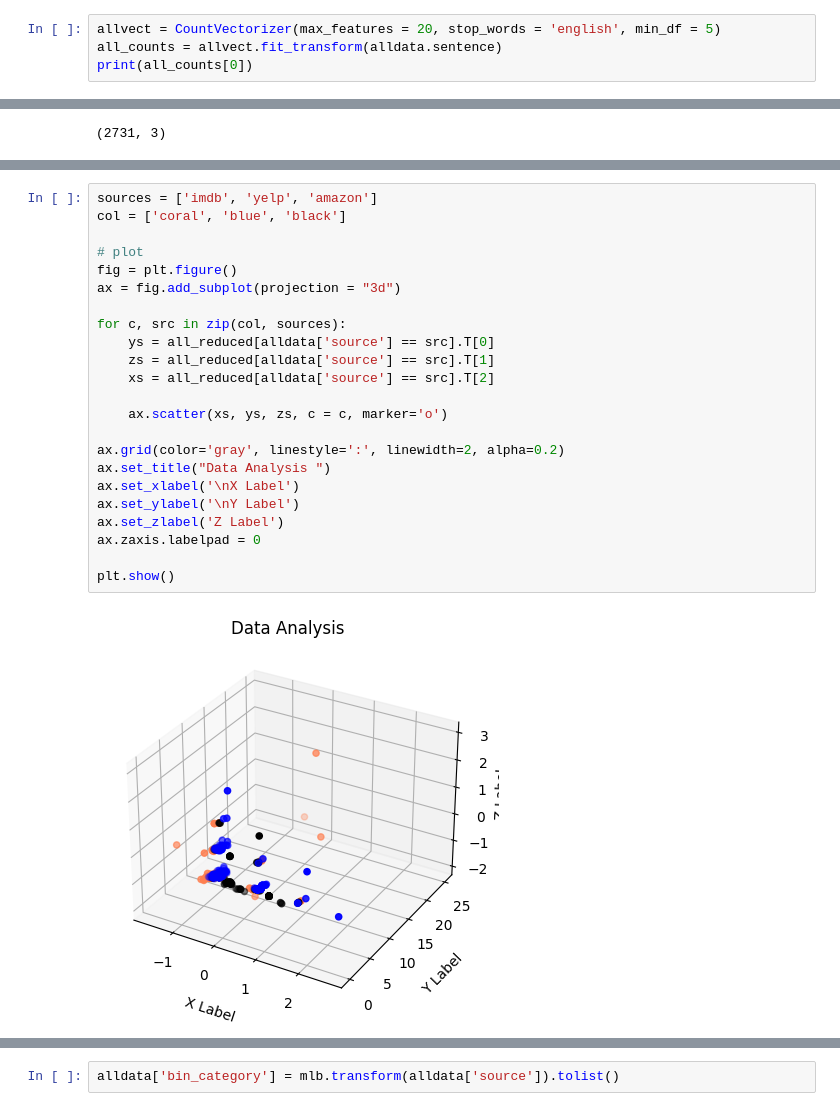
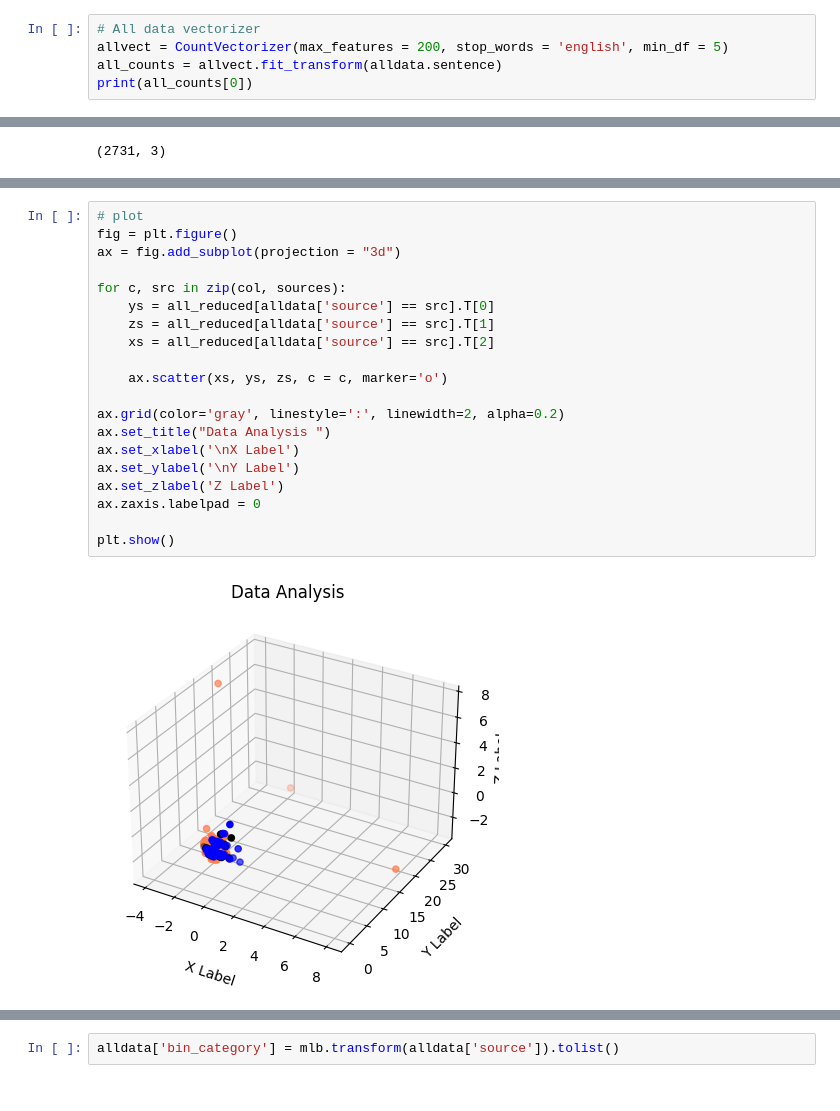
Before and after one commit to Lewisu/DM2022-Lab1-Homework, a Jupyter notebook: DM2022-Lab1-Homework.ipynb, the cells around one changed output, grey strips where cells are left out. Cells and saved outputs as stored; diff of their text form.

```diff
--- a/DM2022-Lab1-Homework.ipynb
+++ b/DM2022-Lab1-Homework.ipynb
@@ -674,4 +685,5 @@ ax = df.plot(kind = "bar",
 # %%
-allvect = CountVectorizer(max_features = 20, stop_words = 'english', min_df = 5)
+# All data vectorizer
+allvect = CountVectorizer(max_features = 200, stop_words = 'english', min_df = 5)
 all_counts = allvect.fit_transform(alldata.sentence)
 print(all_counts[0])
@@ -762,26 +773,23 @@ plt.show()
 # %%
-sources = ['imdb', 'yelp', 'amazon']
-col = ['coral', 'blue', 'black']
-
 # plot
 fig = plt.figure()
 ax = fig.add_subplot(projection = "3d")
 
 for c, src in zip(col, sources):
     ys = all_reduced[alldata['source'] == src].T[0]
     zs = all_reduced[alldata['source'] == src].T[1]
     xs = all_reduced[alldata['source'] == src].T[2]
 
     ax.scatter(xs, ys, zs, c = c, marker='o')
 
 ax.grid(color='gray', linestyle=':', linewidth=2, alpha=0.2)
 ax.set_title("Data Analysis ")
 ax.set_xlabel('\nX Label')
 ax.set_ylabel('\nY Label')
 ax.set_zlabel('Z Label')
 ax.zaxis.labelpad = 0
 
 plt.show()
 # %% [output]
-[figure, old version]
+[figure, new version]
 # %%
```
Also changed, not shown: parts of 51 cells of this notebook.
